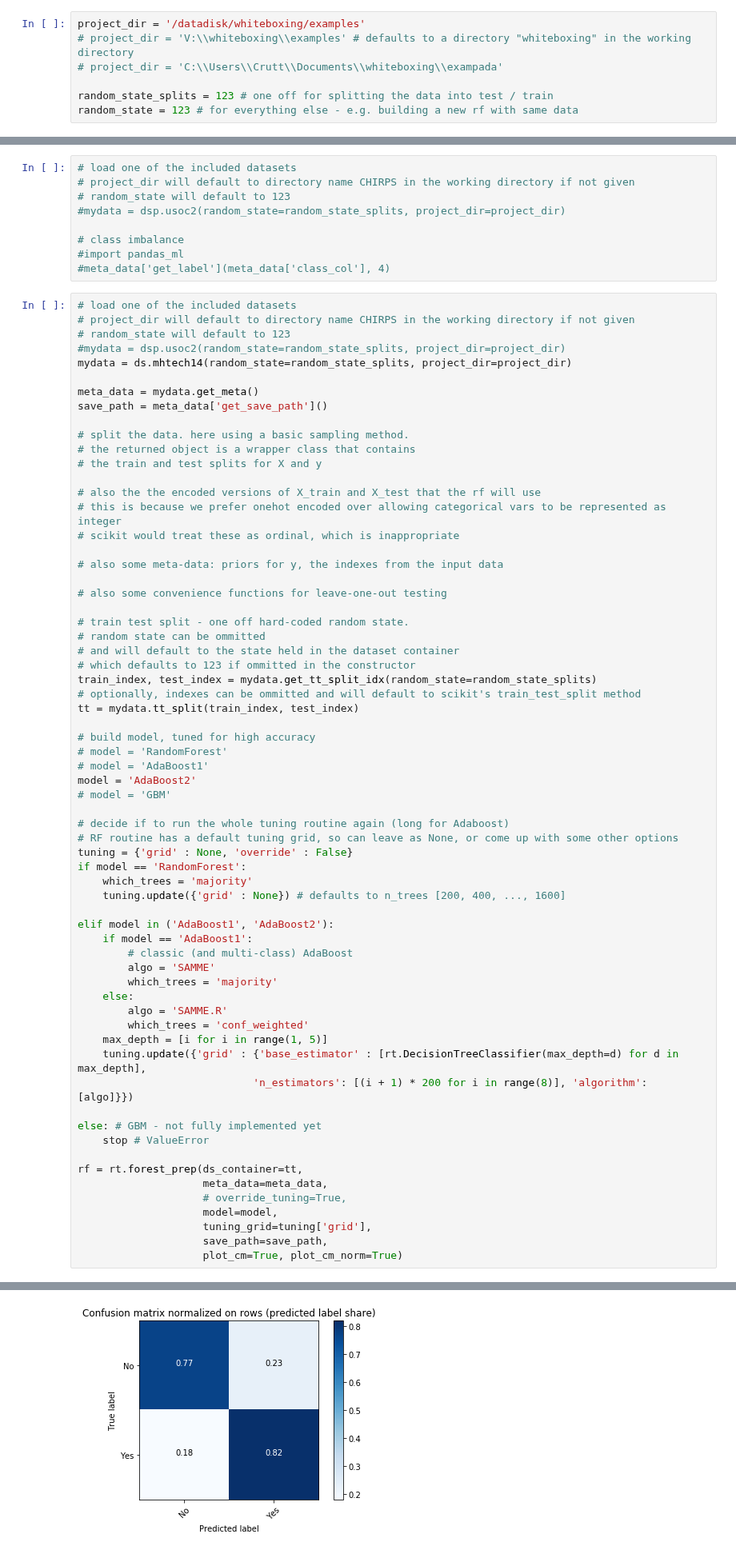
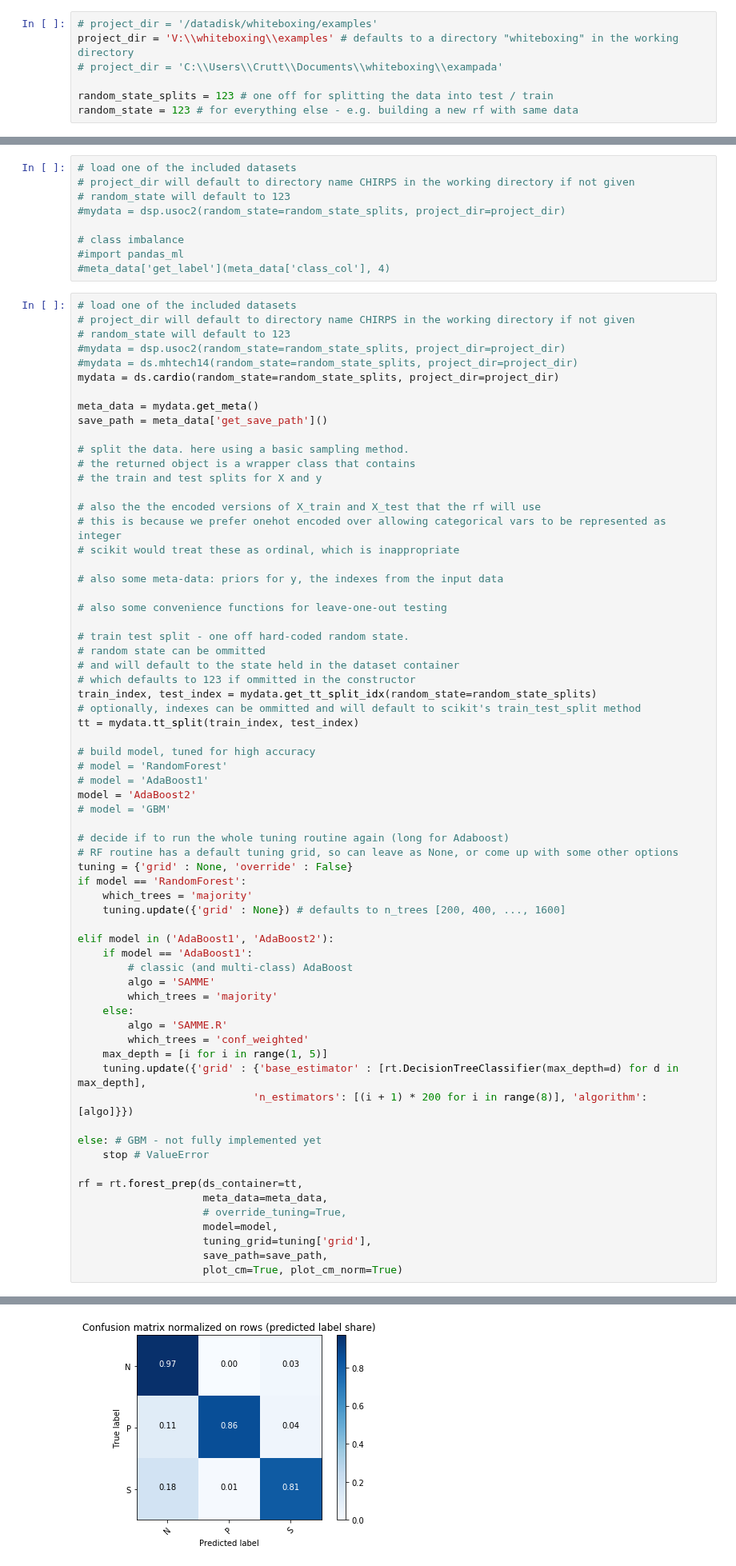
Before and after one commit to julianhatwell/explain_te, a Jupyter notebook: CHIRPS Examples.ipynb, the cells around one changed output, grey strips where cells are left out. Shown at 80% size. Drawn from its saved outputs; the diff is of its cells as text.

```diff
--- a/CHIRPS Examples.ipynb
+++ b/CHIRPS Examples.ipynb
@@ -28,8 +28,8 @@ import CHIRPS.routines as rt
 # %% [markdown]
 ### common config - can be ommitted if defaults are OK
 # %%
-project_dir = '/datadisk/whiteboxing/examples'
-# project_dir = 'V:\\whiteboxing\\examples' # defaults to a directory "whiteboxing" in the working directory
+# project_dir = '/datadisk/whiteboxing/examples'
+project_dir = 'V:\\whiteboxing\\examples' # defaults to a directory "whiteboxing" in the working directory
 # project_dir = 'C:\\Users\\Crutt\\Documents\\whiteboxing\\exampada'
 
 random_state_splits = 123 # one off for splitting the data into test / train
@@ -52,7 +52,8 @@ Then split the data into training and (hold out) test set using the convenience
 # project_dir will default to directory name CHIRPS in the working directory if not given
 # random_state will default to 123
 #mydata = dsp.usoc2(random_state=random_state_splits, project_dir=project_dir)
-mydata = ds.mhtech14(random_state=random_state_splits, project_dir=project_dir)
+#mydata = ds.mhtech14(random_state=random_state_splits, project_dir=project_dir)
+mydata = ds.cardio(random_state=random_state_splits, project_dir=project_dir)
 
 meta_data = mydata.get_meta()
 save_path = meta_data['get_save_path']()
@@ -135,4 +135,4 @@ Normalized confusion matrix
-[figure, old version]
+[figure, new version]
 # %% [markdown]
 # Preparing unseen data
 
```
Also changed, not shown: parts of 4 cells of this notebook, 3 other files.
